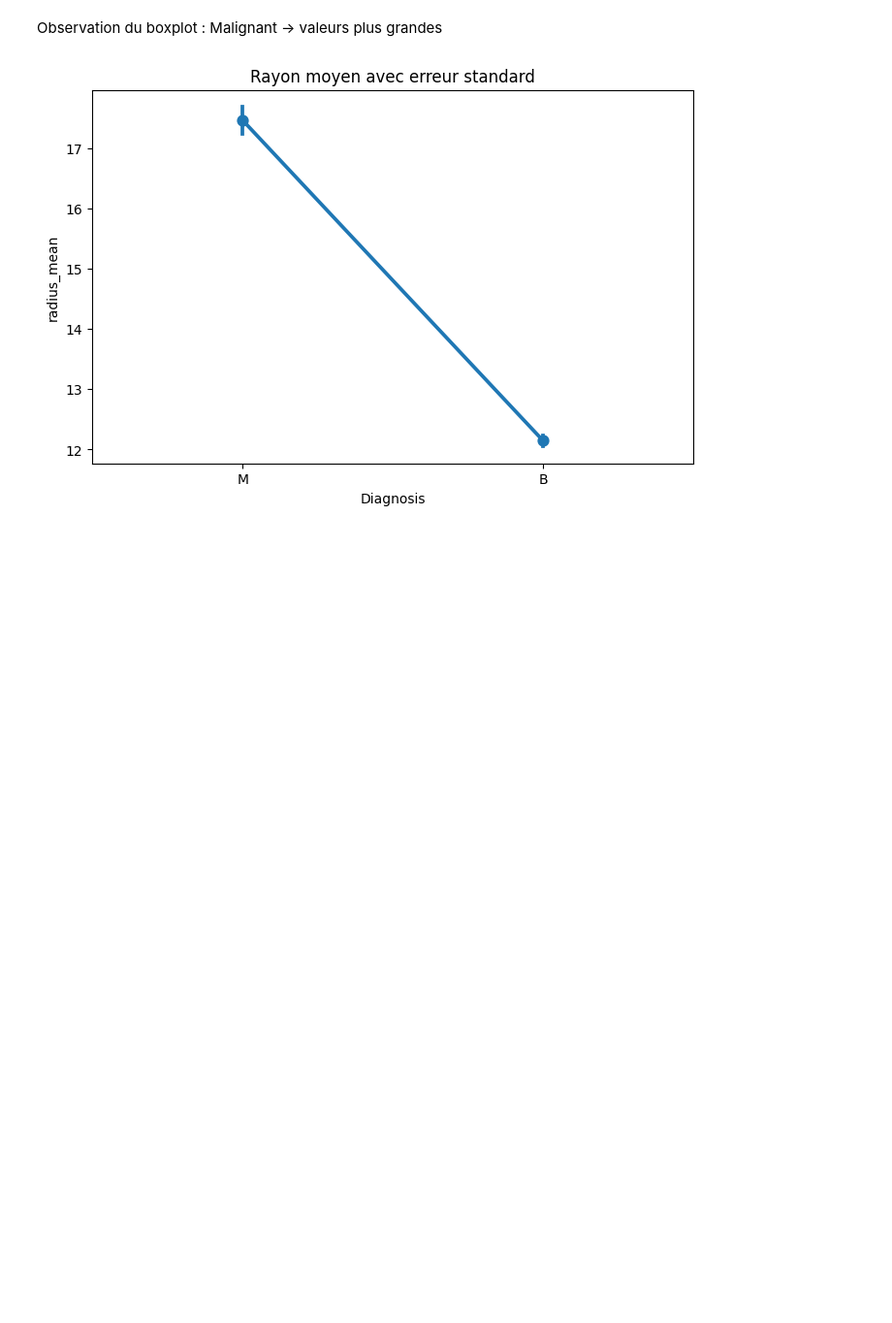
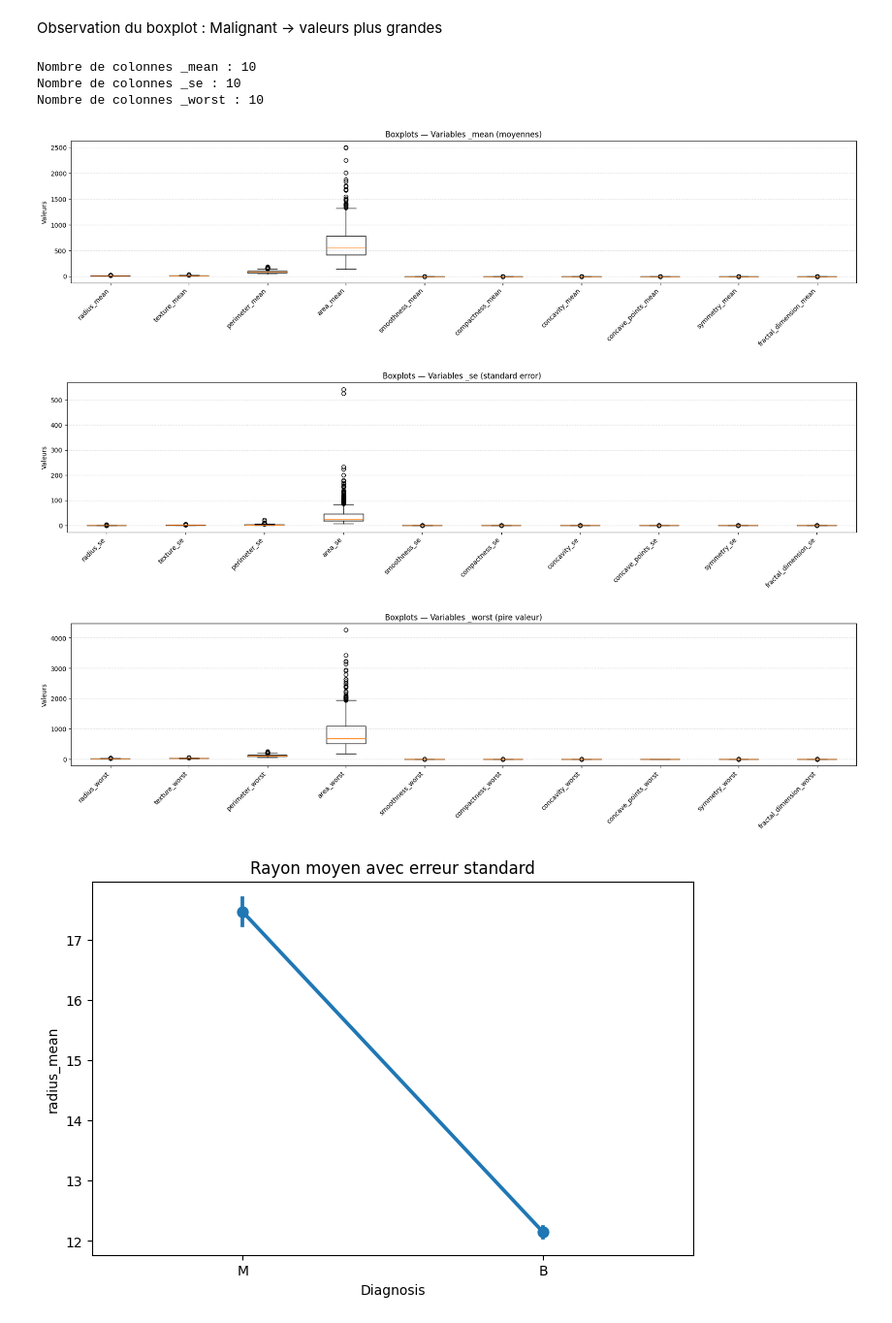
Before and after one commit to AudeC22/Atelier-pratique-Data-Science-Groupe-12, a Jupyter notebook: Notebook.ipynb, the cells around one changed output. Shown at 97% size. Drawn from its saved outputs; the diff is of its cells as text; code cells hidden in the pictures; blank space fills up the shorter version.

```diff
--- a/Notebook.ipynb
+++ b/Notebook.ipynb
@@ -323,6 +445,56 @@ plt.show()
 [figure]
 # %% [markdown]
 Observation du boxplot : Malignant → valeurs plus grandes
+# %%
+# on va faire 3 boxplots séparés :
+
+#_ toutes les colonnes _mean ensemble
+
+#_ toutes les colonnes _se ensemble
+
+#_ toutes les colonnes _worst ensemble
+
+# 🧼 Sélection des colonnes par suffixe  # ✅ On récupère les colonnes mean / se / worst automatiquement
+mean_cols = [c for c in df.columns if c.endswith("_mean")]  # ✅ Liste des colonnes qui finissent par "_mean"
+se_cols = [c for c in df.columns if c.endswith("_se")]  # ✅ Liste des colonnes qui finissent par "_se"
+worst_cols = [c for c in df.columns if c.endswith("_worst")]  # ✅ Liste des colonnes qui finissent par "_worst"
+
+# 🔎 Vérification rapide  # ✅ On vérifie que les listes ne sont pas vides (sinon le graph sera impossible)
+print("Nombre de colonnes _mean :", len(mean_cols))  # ✅ Affiche combien de colonnes mean on a
+print("Nombre de colonnes _se :", len(se_cols))  # ✅ Affiche combien de colonnes se on a
+print("Nombre de colonnes _worst :", len(worst_cols))  # ✅ Affiche combien de colonnes worst on a
+
+# 🧱 Fonction pour tracer un boxplot propre  # ✅ On crée une fonction réutilisable pour éviter de répéter 3 fois le même code
+def plot_group_boxplots(cols, title):  # ✅ cols = liste de colonnes à tracer ; title = titre du graphique
+    data = df[cols]  # ✅ On extrait uniquement les colonnes voulues du dataframe df
+    plt.figure(figsize=(18, 5))  # ✅ On crée une figure large pour que les noms de variables restent lisibles
+    plt.boxplot(  # ✅ On crée le boxplot multi-colonnes
+        [data[c].dropna().values for c in cols],  # ✅ On convertit chaque colonne en liste de valeurs (sans NaN)
+        labels=cols,  # ✅ On met les noms des colonnes en labels sur l’axe X
+        showfliers=True  # ✅ On affiche les outliers (points extrêmes) comme dans ton exemple
+    )
+    plt.title(title)  # ✅ On ajoute le titre du graphique
+    plt.ylabel("Valeurs")  # ✅ On ajoute le label de l’axe Y
+    plt.xticks(rotation=45, ha="right")  # ✅ On incline les noms de colonnes pour éviter qu’ils se chevauchent
+    plt.grid(True, axis="y", linestyle="--", alpha=0.4)  # ✅ On ajoute une grille légère pour lire les quartiles
+    plt.tight_layout()  # ✅ On ajuste automatiquement pour éviter que les labels soient coupés
+    plt.show()  # ✅ On affiche le graphique
+
+# 📦 Graphique 1 : toutes les variables "mean"  # ✅ On trace toutes les moyennes ensemble
+plot_group_boxplots(mean_cols, "Boxplots — Variables _mean (moyennes)")  # ✅ Appel de la fonction pour le groupe mean
+
+# 📦 Graphique 2 : toutes les variables "se"  # ✅ On trace toutes les erreurs standard ensemble
+plot_group_boxplots(se_cols, "Boxplots — Variables _se (standard error)")  # ✅ Appel de la fonction pour le groupe se
+
+# 📦 Graphique 3 : toutes les variables "worst"  # ✅ On trace toutes les valeurs worst ensemble
+plot_group_boxplots(worst_cols, "Boxplots — Variables _worst (pire valeur)")  # ✅ Appel de la fonction pour le groupe worst
+# %% [output]
+Nombre de colonnes _mean : 10
+Nombre de colonnes _se : 10
+Nombre de colonnes _worst : 10
+[figure, added]
+[figure, added]
+[figure, added]
 # %%
 # Visualisation de l’erreur standard (SE)
 
```
Also changed, not shown: parts of 8 cells of this notebook.
